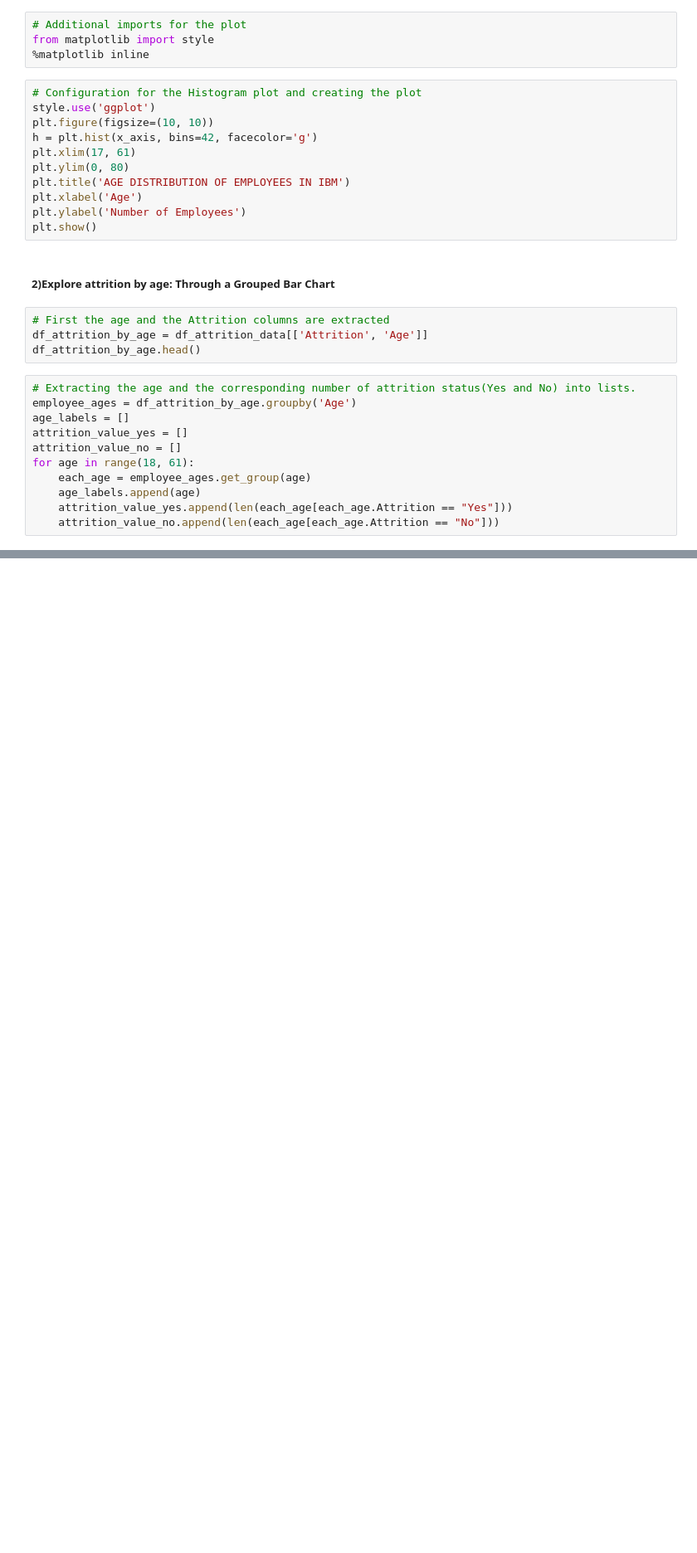
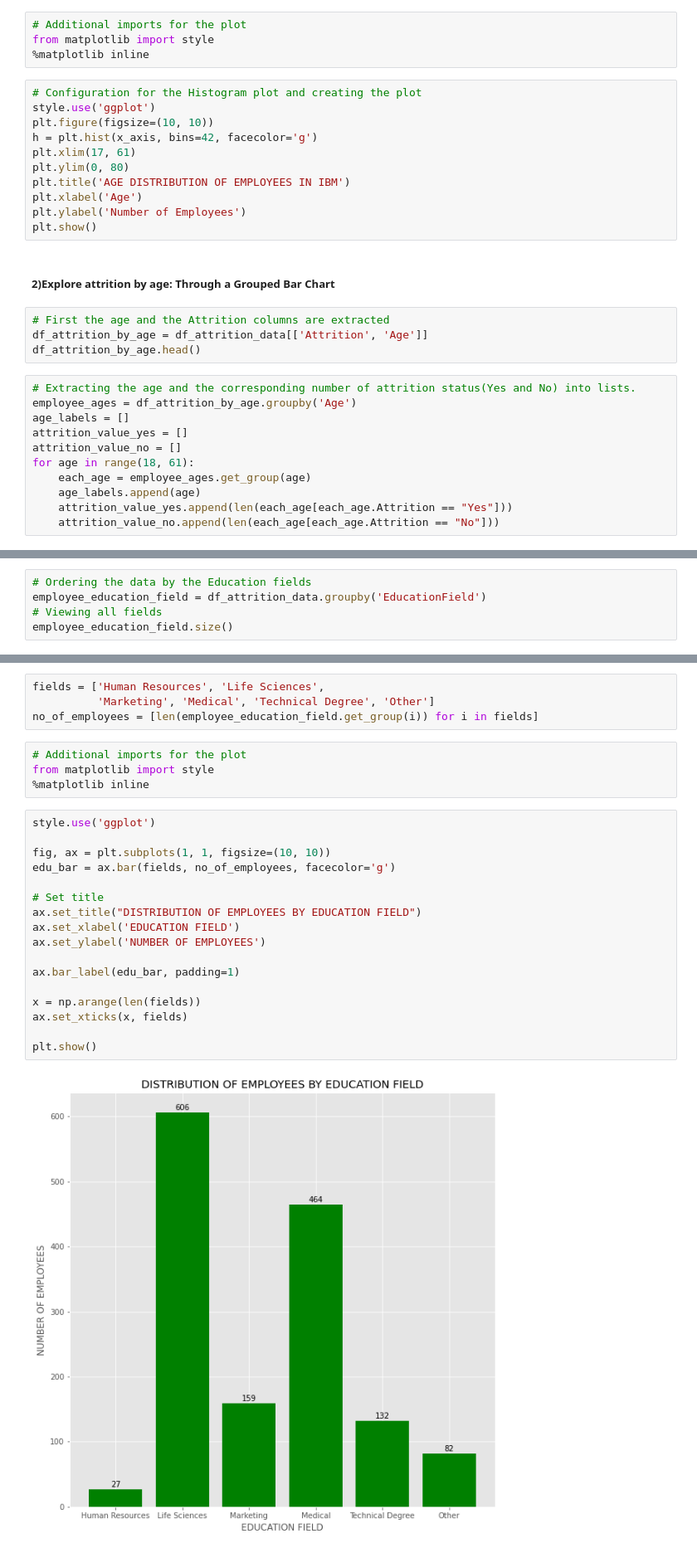
Before and after one commit to moyin0luwa/IBM-Attrition-Data, a Jupyter notebook: IBM-Attrition-Data.ipynb, the cells around one changed output, grey strips where cells are left out. Shown: that part at 83% size. Saved outputs shown, nothing was run; the diff lists cells and outputs as text; blank space fills up the shorter version.

Commit message:
Explored the Distribution of Employees by the Education Field, Studied the use of fig, ax = ply.subplot() in the creating of plots

```diff
--- a/IBM-Attrition-Data.ipynb
+++ b/IBM-Attrition-Data.ipynb
@@ -159,0 +120,5 @@ plt.show()
+# %%
+# Ordering the data by the Education fields
+employee_education_field = df_attrition_data.groupby('EducationField')
+# Viewing all fields
+employee_education_field.size()
@@ -159,0 +134,27 @@ plt.show()
+# %%
+fields = ['Human Resources', 'Life Sciences',
+          'Marketing', 'Medical', 'Technical Degree', 'Other']
+no_of_employees = [len(employee_education_field.get_group(i)) for i in fields]
+# %%
+# Additional imports for the plot
+from matplotlib import style
+%matplotlib inline
+# %%
+style.use('ggplot')
+
+fig, ax = plt.subplots(1, 1, figsize=(10, 10))
+edu_bar = ax.bar(fields, no_of_employees, facecolor='g')
+
+# Set title
+ax.set_title("DISTRIBUTION OF EMPLOYEES BY EDUCATION FIELD")
+ax.set_xlabel('EDUCATION FIELD')
+ax.set_ylabel('NUMBER OF EMPLOYEES')
+
+ax.bar_label(edu_bar, padding=1)
+
+x = np.arange(len(fields))
+ax.set_xticks(x, fields)
+
+plt.show()
+# %% [output]
+[figure, added]
```
Also changed, not shown: parts of 24 cells of this notebook.
